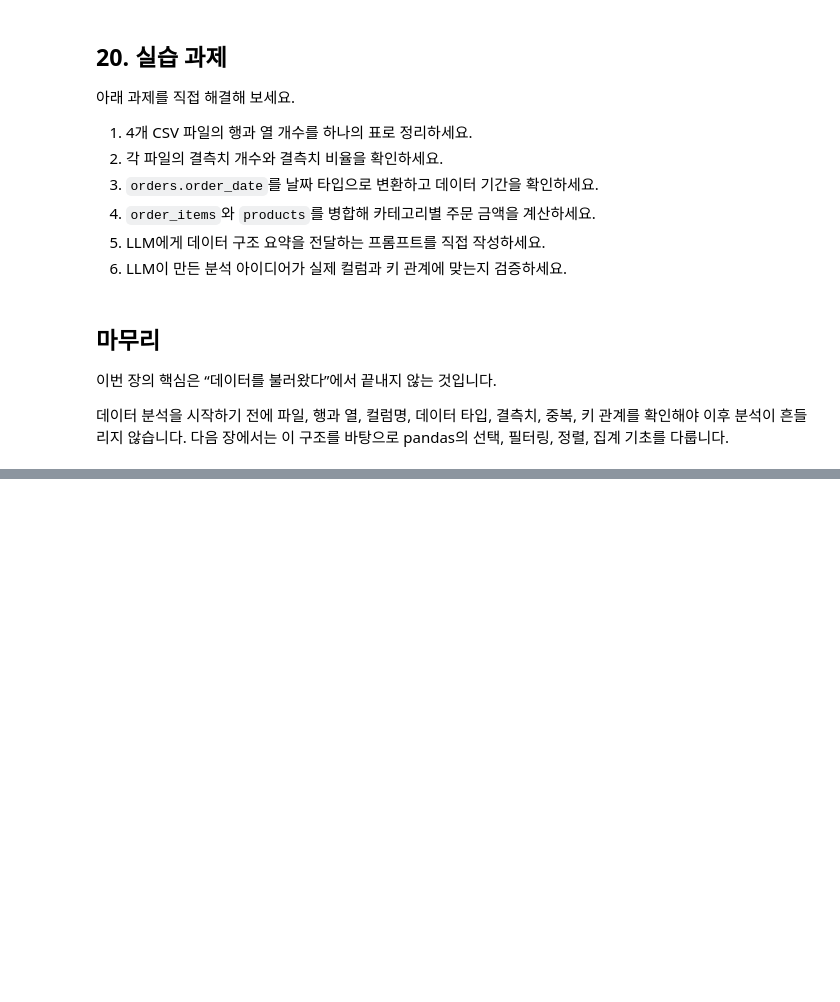
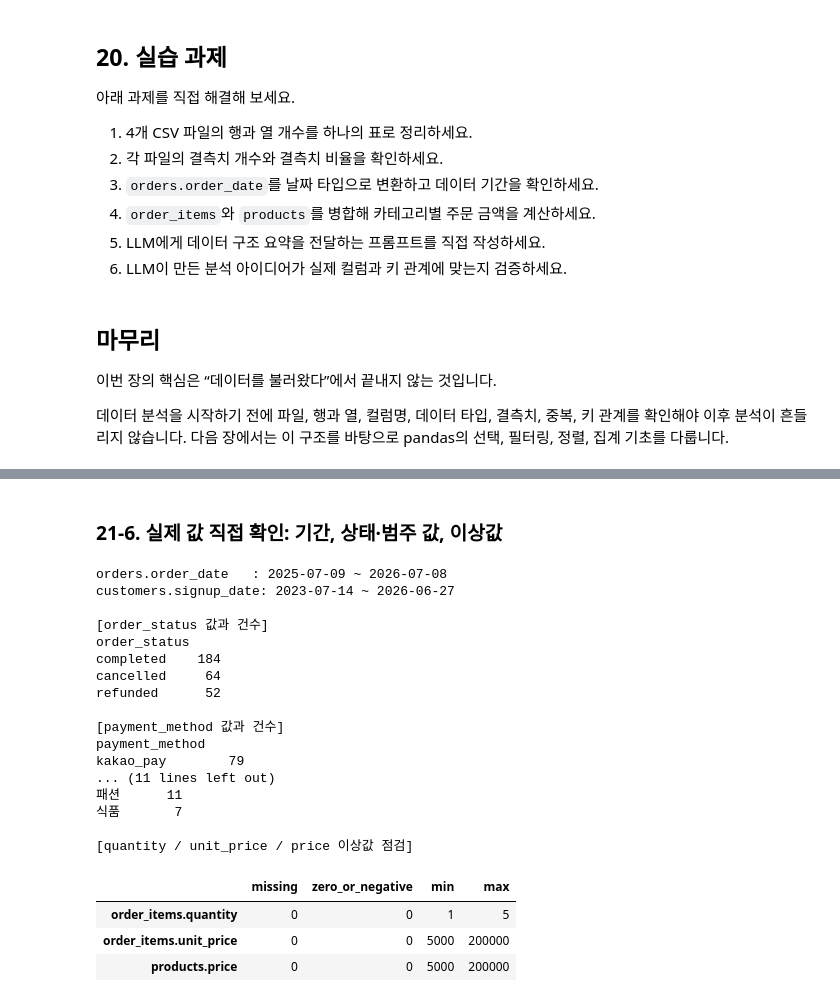
Before and after one commit to Taejin-AI/llm-data-analysis-study, a Jupyter notebook: chapter03/chapter03.ipynb, the cells around one changed output, grey strips where cells are left out. Saved outputs shown, nothing was run; the diff lists cells and outputs as text; code cells hidden in the pictures; blank space fills up the shorter version.

Commit message:
docs: strengthen chapter03 with data validation and merge checks
Co-Authored-By: Claude Sonnet 5.5 <noreply@anthropic.com>

```diff
--- a/chapter03/chapter03.ipynb
+++ b/chapter03/chapter03.ipynb
@@ -1297,0 +1121,43 @@ findings
+# %% [markdown]
+### 21-6. 실제 값 직접 확인: 기간, 상태·범주 값, 이상값
+# %%
+print("orders.order_date   :", orders["order_date"].min().date(), "~", orders["order_date"].max().date())
+print("customers.signup_date:", signup.min().date(), "~", signup.max().date())
+
+print("\n[order_status 값과 건수]")
+print(orders["order_status"].value_counts(dropna=False).to_string())
+print("\n[payment_method 값과 건수]")
+print(orders["payment_method"].value_counts(dropna=False).to_string())
+print("\n[products.category 값과 건수]")
+print(products["category"].value_counts(dropna=False).to_string())
+
+print("\n[quantity / unit_price / price 이상값 점검]")
+anomaly = pd.DataFrame({
+    "missing": [order_items["quantity"].isna().sum(), order_items["unit_price"].isna().sum(), products["price"].isna().sum()],
+    "zero_or_negative": [(order_items["quantity"] <= 0).sum(), (order_items["unit_price"] <= 0).sum(), (products["price"] <= 0).sum()],
+    "min": [order_items["quantity"].min(), order_items["unit_price"].min(), products["price"].min()],
+    "max": [order_items["quantity"].max(), order_items["unit_price"].max(), products["price"].max()],
+}, index=["order_items.quantity", "order_items.unit_price", "products.price"])
+anomaly
+# %% [output]
+orders.order_date   : 2025-07-09 ~ 2026-07-08
+customers.signup_date: 2023-07-14 ~ 2026-06-27
+
+[order_status 값과 건수]
+order_status
+completed    184
+cancelled     64
+refunded      52
+
+[payment_method 값과 건수]
+payment_method
+kakao_pay        79
+... (11 lines left out)
+패션      11
+식품       7
+
+[quantity / unit_price / price 이상값 점검]
+|  | missing | zero_or_negative | min | max |
+| order_items.quantity | 0 | 0 | 1 | 5 |
+| order_items.unit_price | 0 | 0 | 5000 | 200000 |
+| products.price | 0 | 0 | 5000 | 200000 |
```
Also changed, not shown: parts of 33 cells of this notebook.
